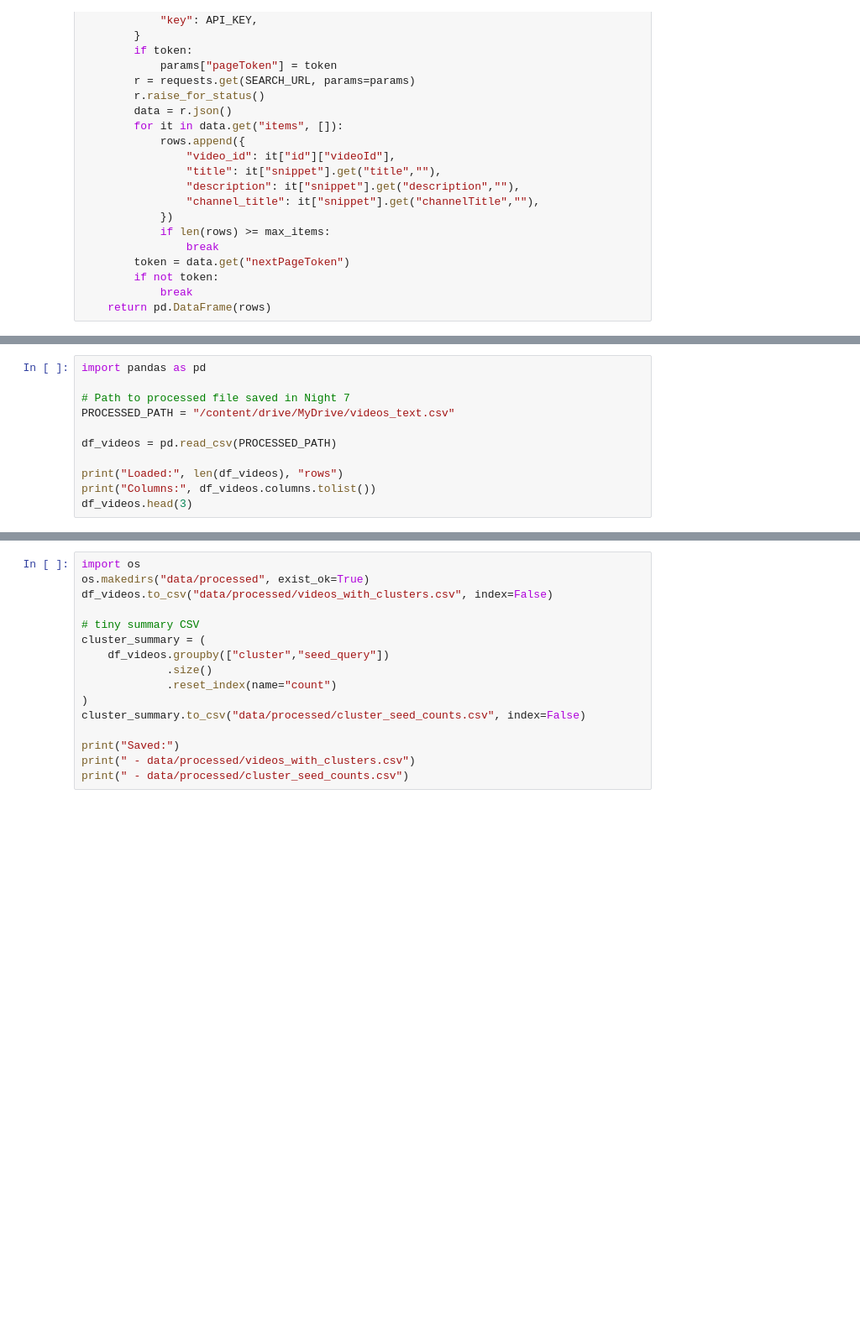
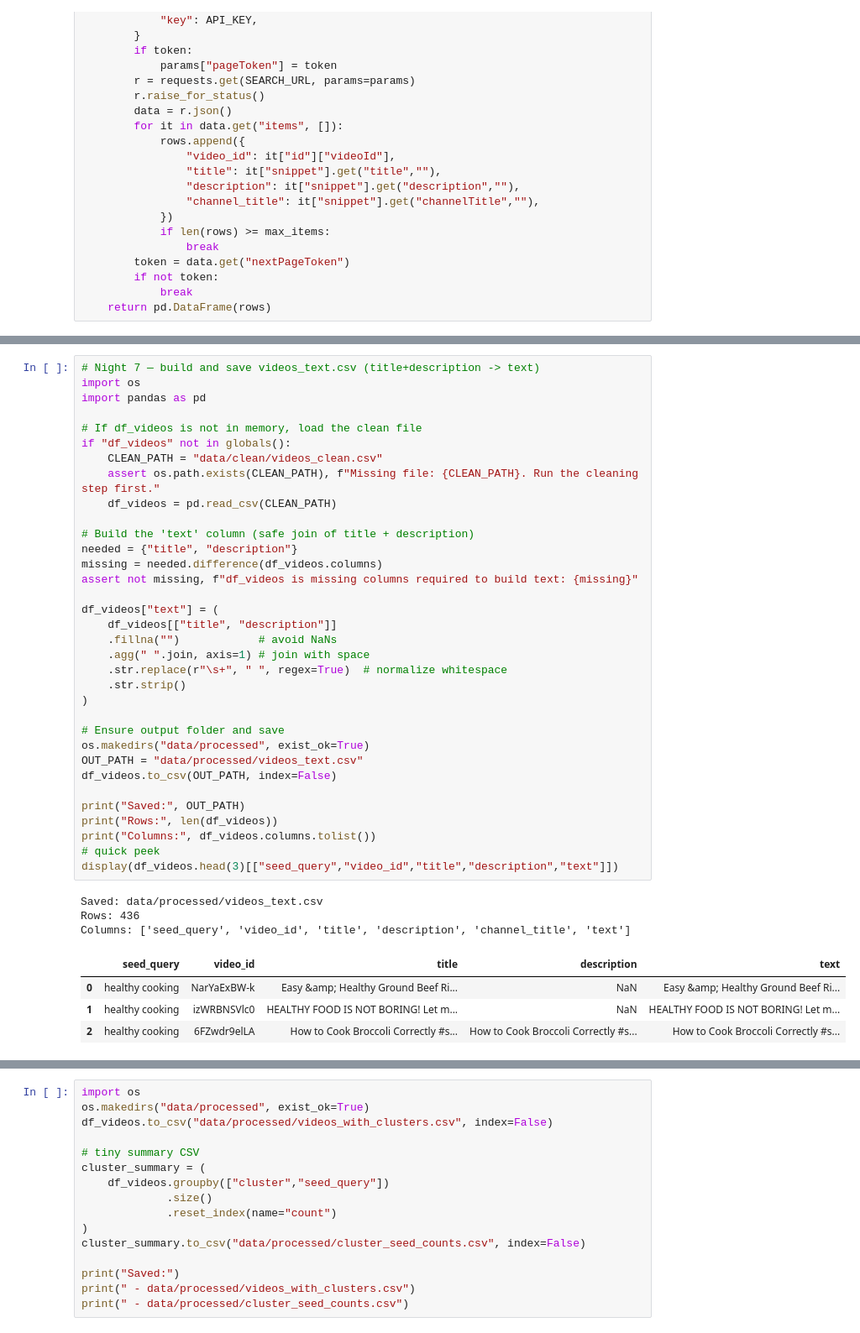
Before and after one commit to Jaderfonseca/youtube-filter-bubbles, a Jupyter notebook: pipeline_clean_mozilla.ipynb, the cells around one changed output, grey strips where cells are left out. Shown at 84% size. Saved outputs shown, nothing was run; the diff lists cells and outputs as text; blank space fills up the shorter version.

```diff
--- a/pipeline_clean_mozilla.ipynb
+++ b/pipeline_clean_mozilla.ipynb
@@ -493,12 +632,43 @@ print("Saved figure to: figures/graph_overview.png")
-# %%
-import pandas as pd
-
-# Path to processed file saved in Night 7
-PROCESSED_PATH = "/content/drive/MyDrive/videos_text.csv"
-
-df_videos = pd.read_csv(PROCESSED_PATH)
-
-print("Loaded:", len(df_videos), "rows")
-print("Columns:", df_videos.columns.tolist())
-df_videos.head(3)
+# %%
+# Night 7 — build and save videos_text.csv (title+description -> text)
+import os
+import pandas as pd
+
+# If df_videos is not in memory, load the clean file
+if "df_videos" not in globals():
+    CLEAN_PATH = "data/clean/videos_clean.csv"
+    assert os.path.exists(CLEAN_PATH), f"Missing file: {CLEAN_PATH}. Run the cleaning step first."
+    df_videos = pd.read_csv(CLEAN_PATH)
+
+# Build the 'text' column (safe join of title + description)
+needed = {"title", "description"}
+missing = needed.difference(df_videos.columns)
+assert not missing, f"df_videos is missing columns required to build text: {missing}"
+
+df_videos["text"] = (
+    df_videos[["title", "description"]]
+    .fillna("")            # avoid NaNs
+    .agg(" ".join, axis=1) # join with space
+    .str.replace(r"\s+", " ", regex=True)  # normalize whitespace
+    .str.strip()
+)
+
+# Ensure output folder and save
+os.makedirs("data/processed", exist_ok=True)
+OUT_PATH = "data/processed/videos_text.csv"
+df_videos.to_csv(OUT_PATH, index=False)
+
+print("Saved:", OUT_PATH)
+print("Rows:", len(df_videos))
+print("Columns:", df_videos.columns.tolist())
+# quick peek
+display(df_videos.head(3)[["seed_query","video_id","title","description","text"]])
+# %% [output]
+Saved: data/processed/videos_text.csv
+Rows: 436
+Columns: ['seed_query', 'video_id', 'title', 'description', 'channel_title', 'text']
+|  | seed_query | video_id | title | description | text |
+| 0 | healthy cooking | NarYaExBW-k | Easy &amp; Healthy Ground Beef Ri... | NaN | Easy &amp; Healthy Ground Beef Ri... |
+| 1 | healthy cooking | izWRBNSVlc0 | HEALTHY FOOD IS NOT BORING! Let m... | NaN | HEALTHY FOOD IS NOT BORING! Let m... |
+| 2 | healthy cooking | 6FZwdr9elLA | How to Cook Broccoli Correctly #s... | How to Cook Broccoli Correctly #s... | How to Cook Broccoli Correctly #s... |
 # %%
```
Also changed, not shown: parts of 27 cells of this notebook.
